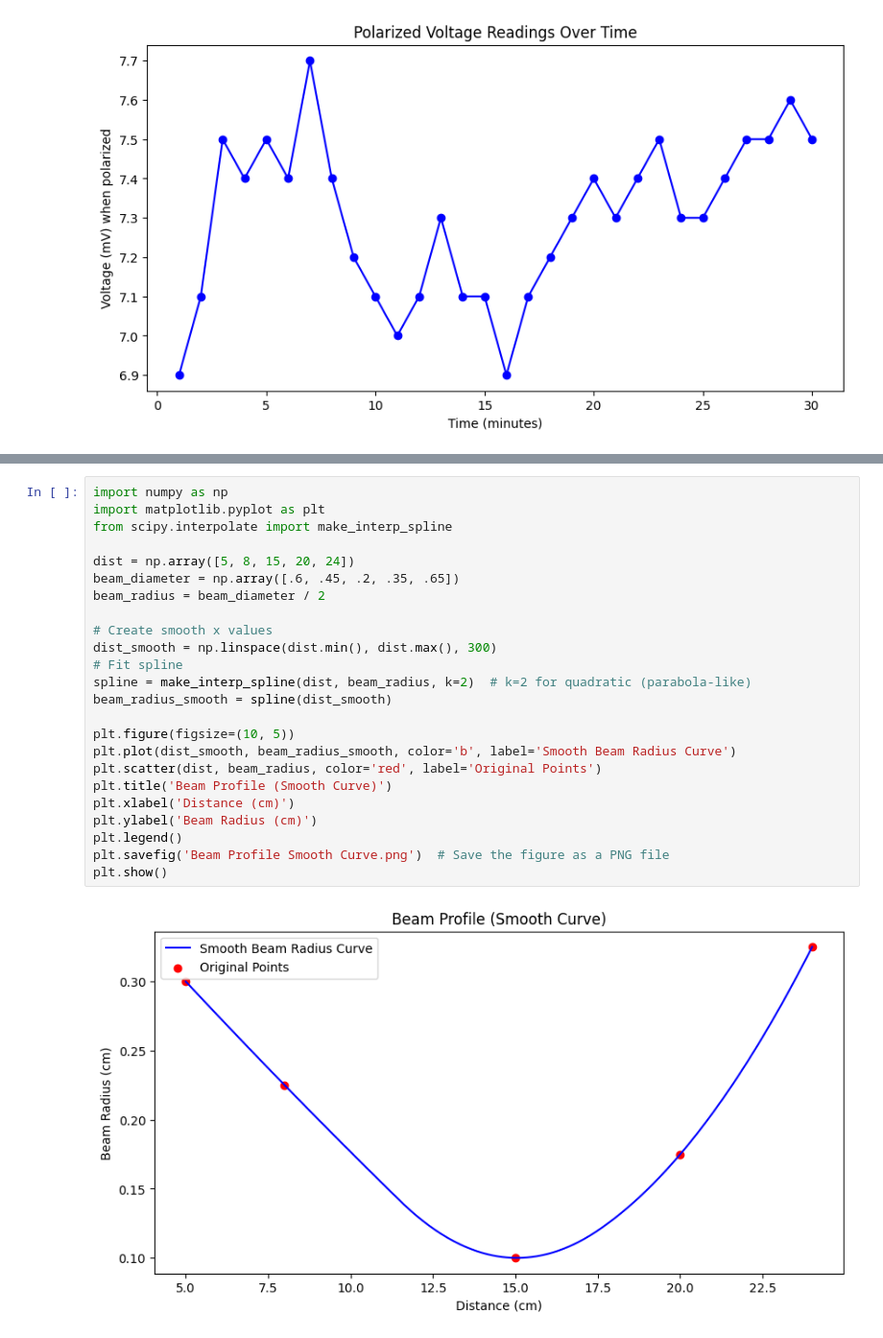
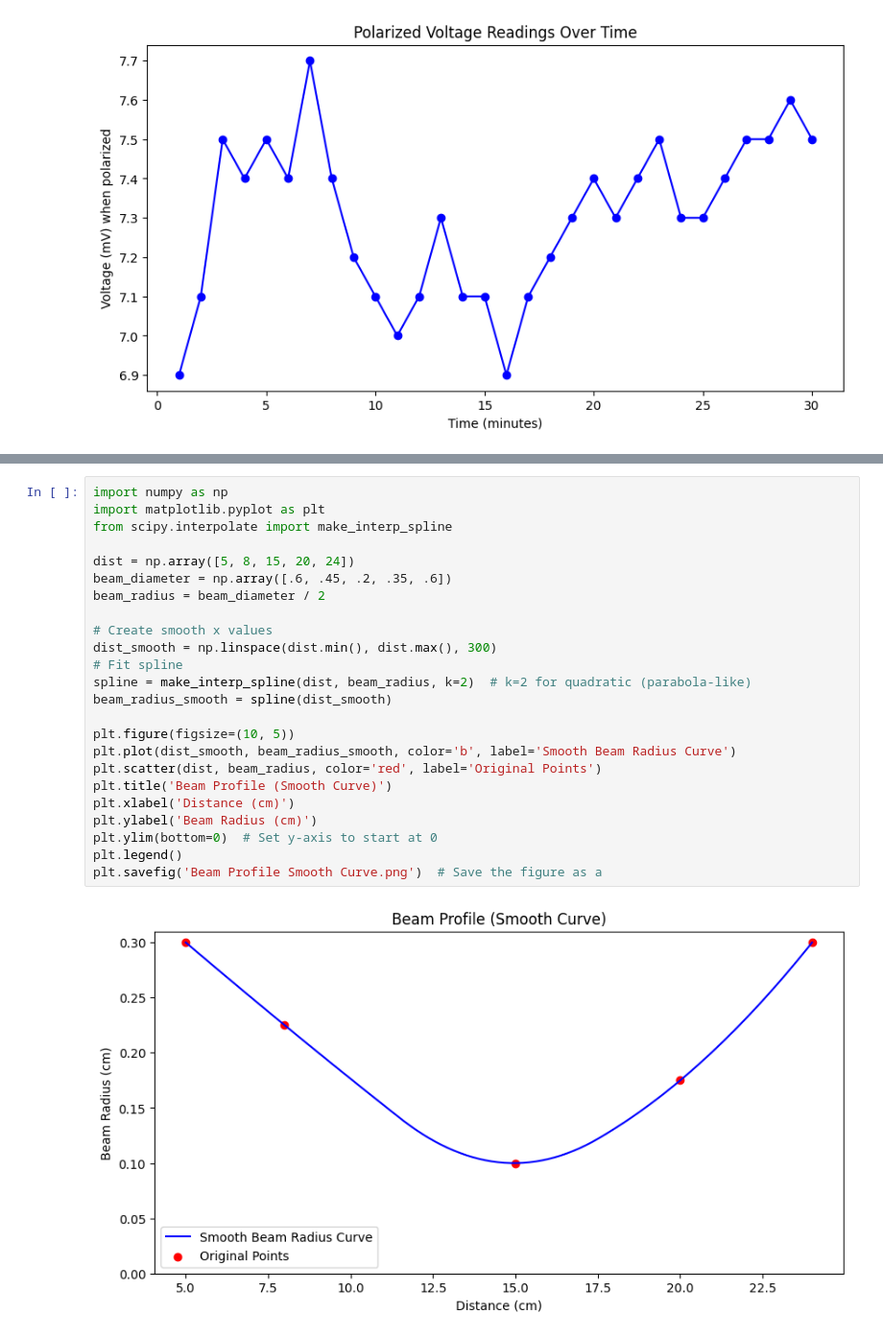
Before and after one commit to shanmehta2210/phy224, a Jupyter notebook: lab1.ipynb, the cells around one changed output, grey strips where cells are left out. Shown: that part at 96% size. Cells and saved outputs as stored; diff of their text form.

Commit message:
changed code to flip graph

```diff
--- a/lab1.ipynb
+++ b/lab1.ipynb
@@ -146,26 +146,26 @@ plt.show()
 # %%
 import numpy as np
 import matplotlib.pyplot as plt
 from scipy.interpolate import make_interp_spline
 
 dist = np.array([5, 8, 15, 20, 24])
-beam_diameter = np.array([.6, .45, .2, .35, .65])
+beam_diameter = np.array([.6, .45, .2, .35, .6])
 beam_radius = beam_diameter / 2
 
 # Create smooth x values
 dist_smooth = np.linspace(dist.min(), dist.max(), 300)
 # Fit spline
 spline = make_interp_spline(dist, beam_radius, k=2)  # k=2 for quadratic (parabola-like)
 beam_radius_smooth = spline(dist_smooth)
 
 plt.figure(figsize=(10, 5))
 plt.plot(dist_smooth, beam_radius_smooth, color='b', label='Smooth Beam Radius Curve')
 plt.scatter(dist, beam_radius, color='red', label='Original Points')
 plt.title('Beam Profile (Smooth Curve)')
 plt.xlabel('Distance (cm)')
 plt.ylabel('Beam Radius (cm)')
+plt.ylim(bottom=0)  # Set y-axis to start at 0
 plt.legend()
-plt.savefig('Beam Profile Smooth Curve.png')  # Save the figure as a PNG file
-plt.show()
+plt.savefig('Beam Profile Smooth Curve.png')  # Save the figure as a
 # %% [output]
-[figure, old version]
+[figure, new version]
```
Also changed, not shown: parts of 5 cells of this notebook.
